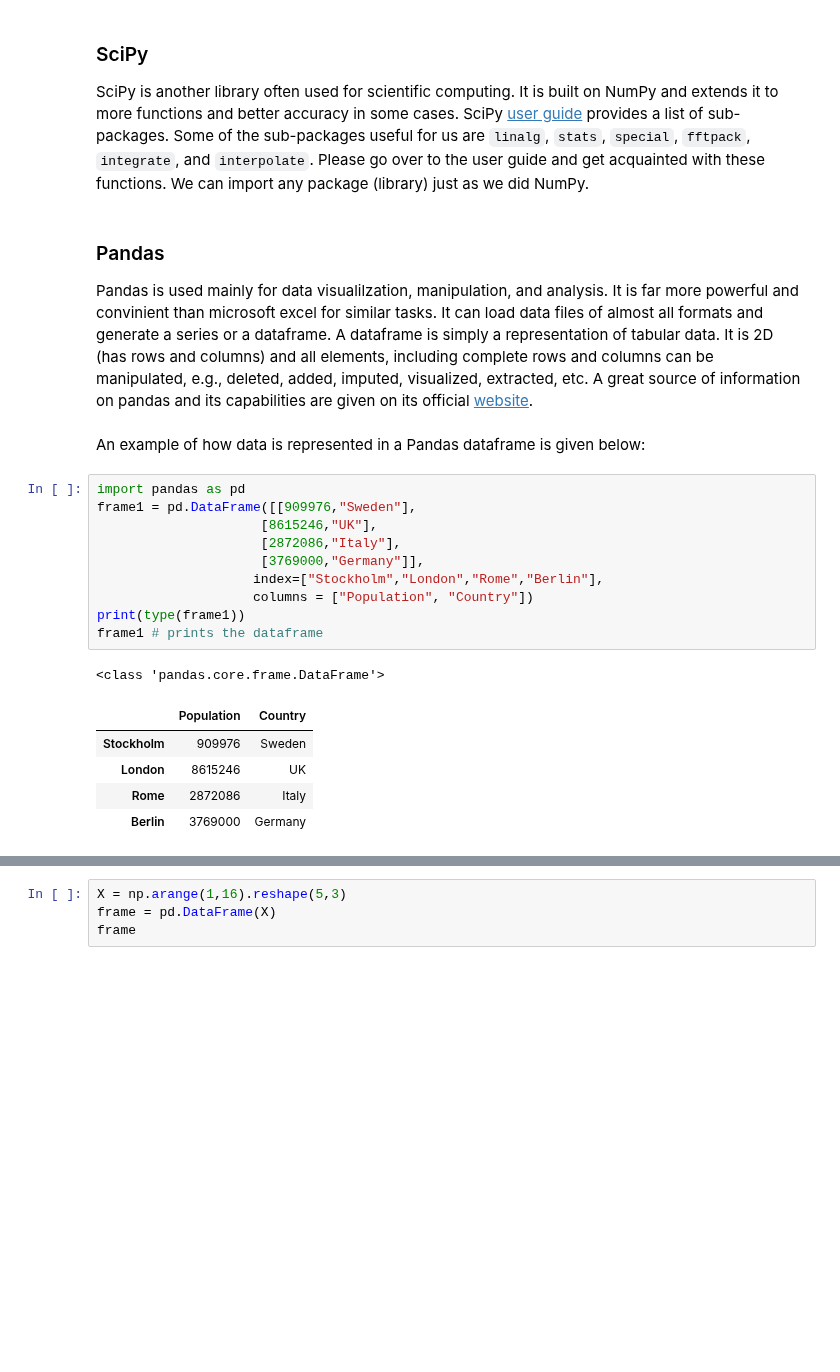
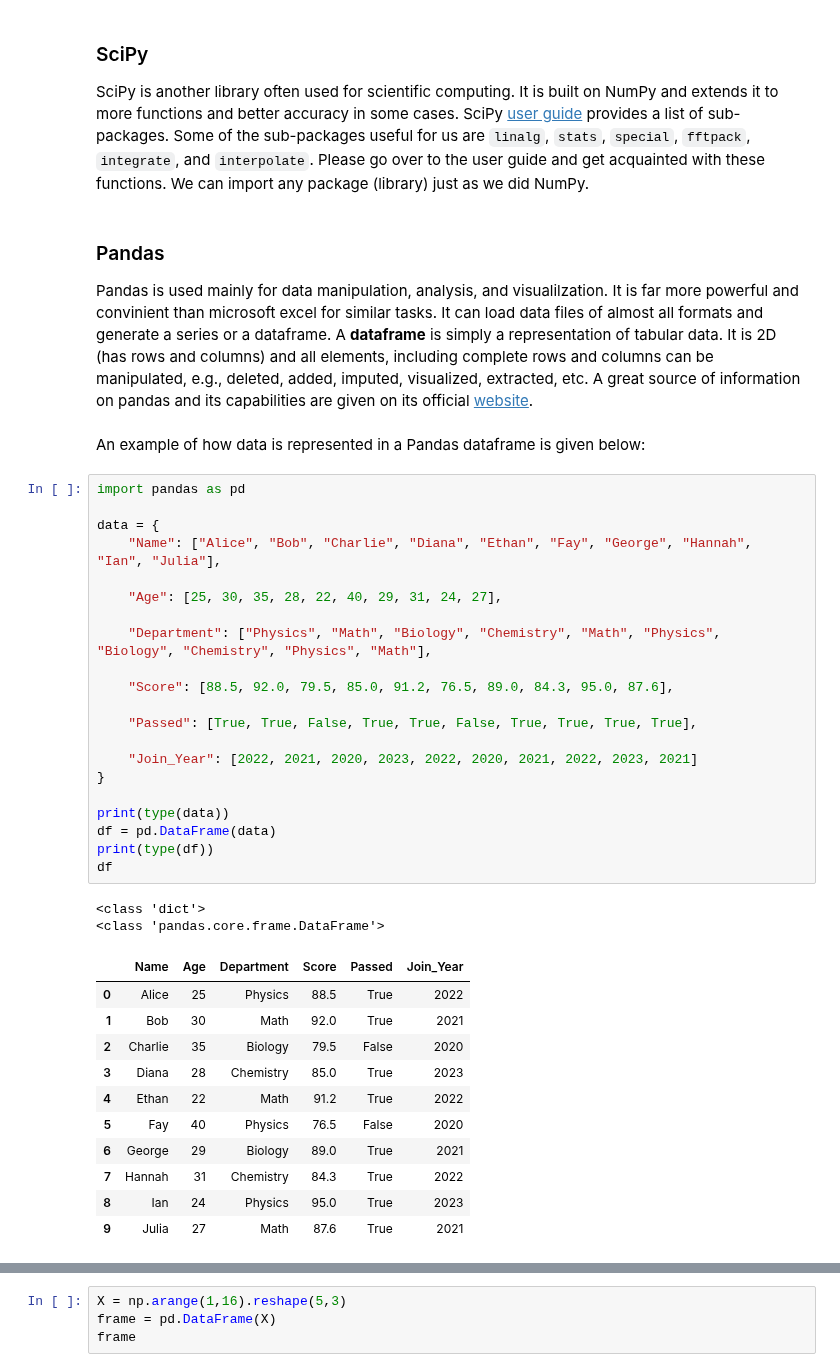
Before and after one commit to cdrischler/compphysics-summer-tutorials, a Jupyter notebook: python_tutorial.ipynb, the cells around one changed output, grey strips where cells are left out. Drawn from its saved outputs; the diff is of its cells as text; blank space fills up the shorter version.

Commit message:
edits pandas section

```diff
--- a/python_tutorial.ipynb
+++ b/python_tutorial.ipynb
@@ -825,24 +825,42 @@ There are many other modules that can be used in Python. We'll briefly go over t
 SciPy is another library often used for scientific computing. It is built on NumPy and extends it to more functions and better accuracy in some cases. SciPy [user guide](https://docs.scipy.org/doc/scipy/tutorial/index.html#user-guide) provides a list of sub-packages. Some of the sub-packages useful for us are `linalg`, `stats`, `special`, `fftpack`, `integrate`, and `interpolate`. Please go over to the user guide and get acquainted with these functions. We can import any package (library) just as we did NumPy.
 # %% [markdown]
 ### Pandas
-Pandas is used mainly for data visualilzation, manipulation, and analysis. It is far more powerful and convinient than microsoft excel for similar tasks. It can load data files of almost all formats and generate a series or a dataframe. A dataframe is simply a representation of tabular data. It is 2D (has rows and columns) and all elements, including complete rows and columns can be manipulated, e.g., deleted, added, imputed, visualized, extracted, etc. A great source of information on pandas and its capabilities are given on its official [website](https://pandas.pydata.org/docs/user_guide/index.html).
+Pandas is used mainly for data manipulation, analysis, and visualilzation. It is far more powerful and convinient than microsoft excel for similar tasks. It can load data files of almost all formats and generate a series or a dataframe. A <b> dataframe</b> is simply a representation of tabular data. It is 2D (has rows and columns) and all elements, including complete rows and columns can be manipulated, e.g., deleted, added, imputed, visualized, extracted, etc. A great source of information on pandas and its capabilities are given on its official [website](https://pandas.pydata.org/docs/user_guide/index.html).
 # %% [markdown]
 An example of how data is represented in a Pandas dataframe is given below:
 # %%
 import pandas as pd
-frame1 = pd.DataFrame([[909976,"Sweden"],
-                     [8615246,"UK"],
-                     [2872086,"Italy"],
-                     [3769000,"Germany"]],
-                    index=["Stockholm","London","Rome","Berlin"],
-                    columns = ["Population", "Country"])
-print(type(frame1))
-frame1 # prints the dataframe
+
+data = {
+    "Name": ["Alice", "Bob", "Charlie", "Diana", "Ethan", "Fay", "George", "Hannah", "Ian", "Julia"],
+
+    "Age": [25, 30, 35, 28, 22, 40, 29, 31, 24, 27],
+
+    "Department": ["Physics", "Math", "Biology", "Chemistry", "Math", "Physics", "Biology", "Chemistry", "Physics", "Math"],
+
+    "Score": [88.5, 92.0, 79.5, 85.0, 91.2, 76.5, 89.0, 84.3, 95.0, 87.6],
+
+    "Passed": [True, True, False, True, True, False, True, True, True, True],
+
+    "Join_Year": [2022, 2021, 2020, 2023, 2022, 2020, 2021, 2022, 2023, 2021]
+}
+
+print(type(data))
+df = pd.DataFrame(data)
+print(type(df))
+df
 # %% [output]
+<class 'dict'>
 <class 'pandas.core.frame.DataFrame'>
-|  | Population | Country |
-| Stockholm | 909976 | Sweden |
-| London | 8615246 | UK |
-| Rome | 2872086 | Italy |
-| Berlin | 3769000 | Germany |
+|  | Name | Age | Department | Score | Passed | Join_Year |
+| 0 | Alice | 25 | Physics | 88.5 | True | 2022 |
+| 1 | Bob | 30 | Math | 92.0 | True | 2021 |
+| 2 | Charlie | 35 | Biology | 79.5 | False | 2020 |
+| 3 | Diana | 28 | Chemistry | 85.0 | True | 2023 |
+| 4 | Ethan | 22 | Math | 91.2 | True | 2022 |
+| 5 | Fay | 40 | Physics | 76.5 | False | 2020 |
+| 6 | George | 29 | Biology | 89.0 | True | 2021 |
+| 7 | Hannah | 31 | Chemistry | 84.3 | True | 2022 |
+| 8 | Ian | 24 | Physics | 95.0 | True | 2023 |
+| 9 | Julia | 27 | Math | 87.6 | True | 2021 |
 # %% [markdown]
```
Also changed, not shown: parts of 27 cells of this notebook, 3 other files.
